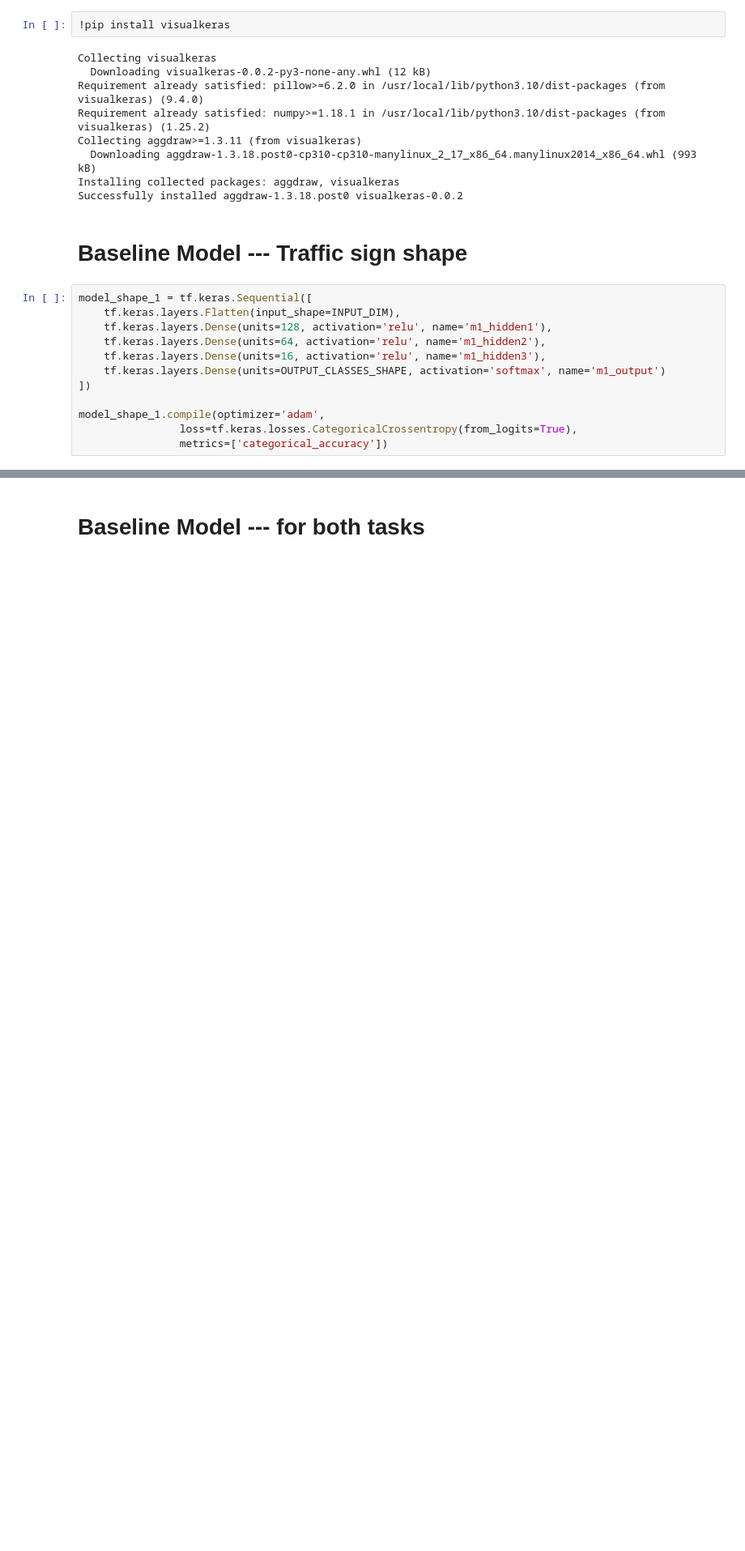
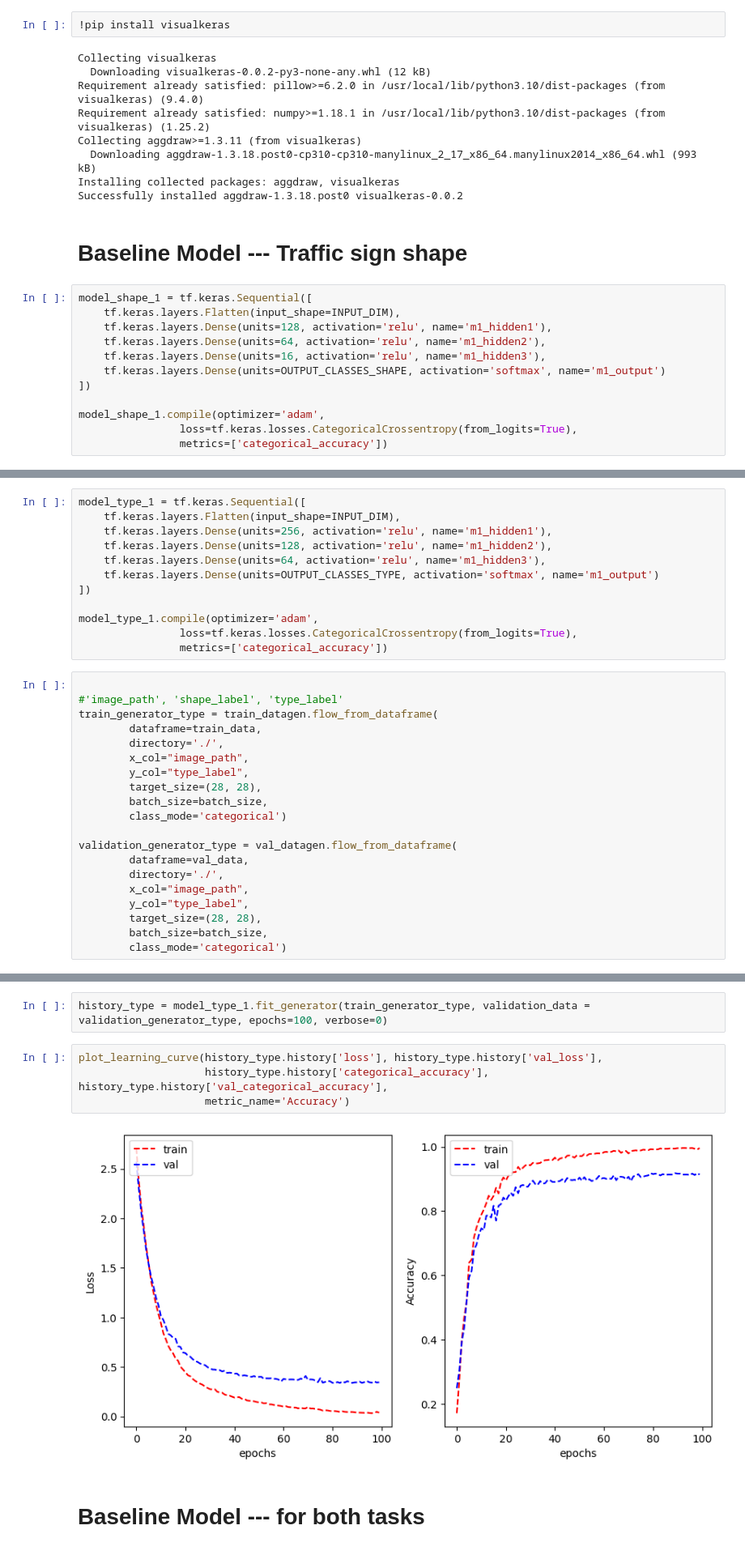
Before and after one commit to BenjapornW/Road-Traffic-Signs-Image-Classification-using-a-Neural-Network, a Jupyter notebook: s3959666_s3961136.ipynb, the cells around one changed output, grey strips where cells are left out. Shown at 81% size. Saved outputs shown, nothing was run; the diff lists cells and outputs as text; blank space fills up the shorter version.

```diff
--- a/s3959666_s3961136.ipynb
+++ b/s3959666_s3961136.ipynb
@@ -295,0 +342,32 @@ tf.keras.utils.plot_model(model_shape_1, show_shapes=True)
+# %%
+model_type_1 = tf.keras.Sequential([
+    tf.keras.layers.Flatten(input_shape=INPUT_DIM),
+    tf.keras.layers.Dense(units=256, activation='relu', name='m1_hidden1'),
+    tf.keras.layers.Dense(units=128, activation='relu', name='m1_hidden2'),
+    tf.keras.layers.Dense(units=64, activation='relu', name='m1_hidden3'),
+    tf.keras.layers.Dense(units=OUTPUT_CLASSES_TYPE, activation='softmax', name='m1_output')
+])
+
+model_type_1.compile(optimizer='adam',
+                loss=tf.keras.losses.CategoricalCrossentropy(from_logits=True),
+                metrics=['categorical_accuracy'])
+# %%
+
+#'image_path', 'shape_label', 'type_label'
+train_generator_type = train_datagen.flow_from_dataframe(
+        dataframe=train_data,
+        directory='./',
+        x_col="image_path",
+        y_col="type_label",
+        target_size=(28, 28),
+        batch_size=batch_size,
+        class_mode='categorical')
+
+validation_generator_type = val_datagen.flow_from_dataframe(
+        dataframe=val_data,
+        directory='./',
+        x_col="image_path",
+        y_col="type_label",
+        target_size=(28, 28),
+        batch_size=batch_size,
+        class_mode='categorical')
@@ -296,3 +379,11 @@ tf.keras.utils.plot_model(model_shape_1, show_shapes=True)
+# %%
+history_type = model_type_1.fit_generator(train_generator_type, validation_data = validation_generator_type, epochs=100, verbose=0)
+# %%
+plot_learning_curve(history_type.history['loss'], history_type.history['val_loss'],
+                    history_type.history['categorical_accuracy'], history_type.history['val_categorical_accuracy'],
+                    metric_name='Accuracy')
+# %% [output]
+[figure, added]
 # %% [markdown]
 # Baseline Model --- for both tasks
 # %%
```
Also changed, not shown: parts of 26 cells of this notebook.
